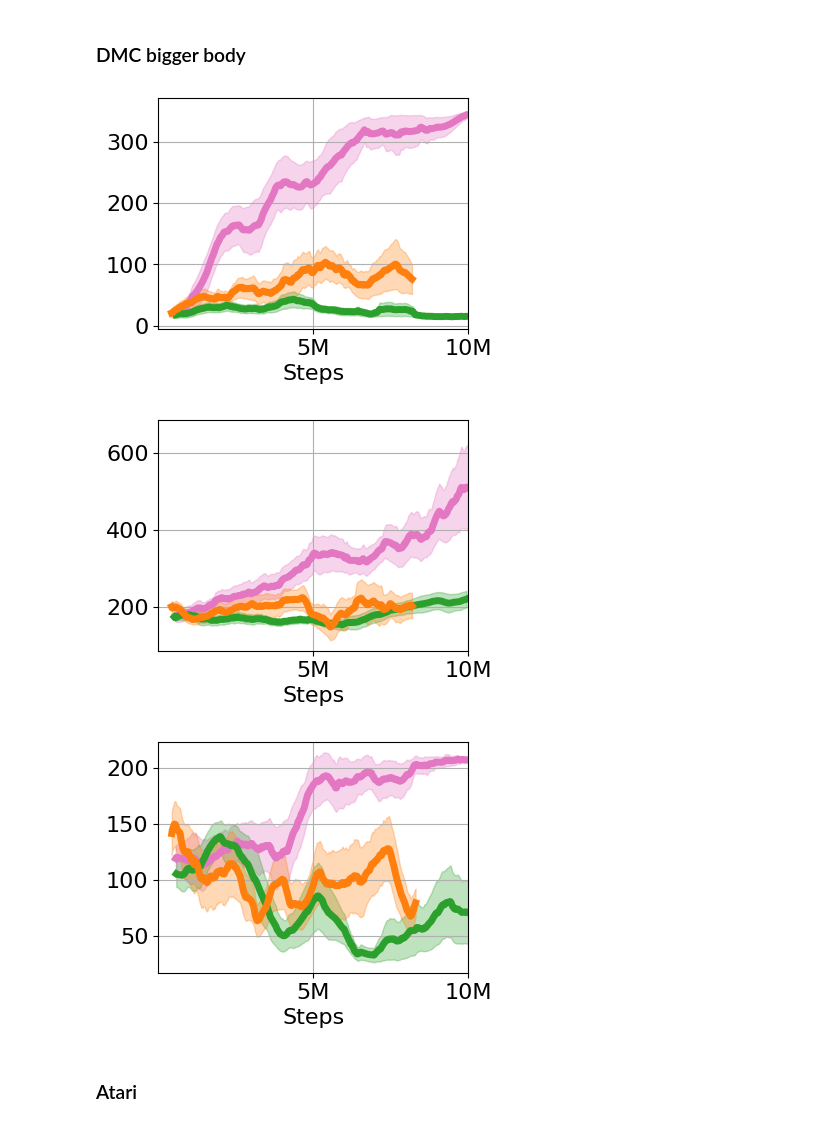
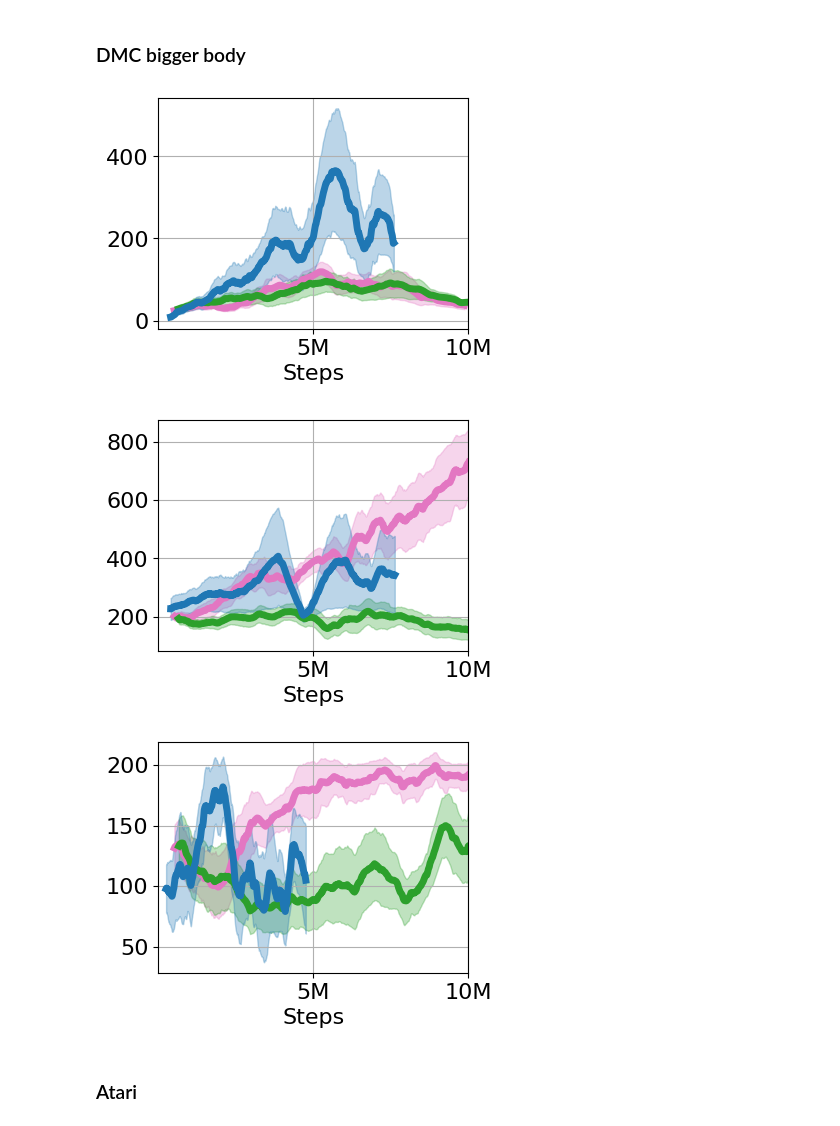
Before and after one commit to yangzhao-666/xiper, a Jupyter notebook: plot.ipynb, the cells around one changed output. Drawn from its saved outputs; the diff is of its cells as text; code cells hidden in the pictures.

```diff
--- a/plot.ipynb
+++ b/plot.ipynb
@@ -338,32 +338,32 @@ plot_agent_folders(folders, labels, window_size=50, use_ste=True, color_list=col
 # %% [markdown]
 ### DMC bigger body
 # %%
-folders = ['logdir/DMC_results_xiper_viper/dmc_cheetah_run/Xiper_ot_R/', 'logdir/DMC_results_xiper_viper/dmc_cheetah_run/Viper/', 'logdir/dmc_cheetah_run/Viper_bigger/']
+folders = ['logdir/dmc_cheetah_run/Xiper_bigger/', 'logdir/dmc_cheetah_run/Viper_bigger/', 'logdir/dmc_cheetah_run/XAIL_body/']
 labels = ['XIPER', 'VIPER', 'XAIL']
 
-color_list = ['tab:pink', 'tab:green', 'tab:orange']
+color_list = ['tab:pink', 'tab:green', 'tab:blue']
 
 plot_agent_folders(folders, labels, window_size=50, use_ste=True, color_list=color_list)
 # %% [output]
-[figure, old version]
+[figure, new version]
 # %%
-folders = ['logdir/DMC_results_xiper_viper/dmc_cartpole_balance/Xiper_ot_R/', 'logdir/DMC_results_xiper_viper/dmc_cartpole_balance/Viper/', 'logdir/dmc_cartpole_balance/Viper_bigger/']
+folders = ['logdir/dmc_cartpole_balance/Xiper_bigger/', 'logdir/dmc_cartpole_balance/Viper_bigger/', 'logdir/dmc_cartpole_balance/XAIL_body/']
 labels = ['XIPER', 'VIPER', 'XAIL']
 
-color_list = ['tab:pink', 'tab:green', 'tab:orange']
+color_list = ['tab:pink', 'tab:green', 'tab:blue']
 
 plot_agent_folders(folders, labels, window_size=50, use_ste=True, color_list=color_list)
 # %% [output]
-[figure, old version]
+[figure, new version]
 # %%
-folders = ['logdir/DMC_results_xiper_viper/dmc_cartpole_swingup/Xiper_ot_R/', 'logdir/DMC_results_xiper_viper/dmc_cartpole_swingup/Viper/', 'logdir/dmc_cartpole_swingup/Viper_bigger/']
+folders = ['logdir/dmc_cartpole_swingup/Xiper_bigger/', 'logdir/dmc_cartpole_swingup/Viper_bigger/', 'logdir/dmc_cartpole_swingup/XAIL_body/']
 labels = ['XIPER', 'VIPER', 'XAIL']
 
-color_list = ['tab:pink', 'tab:green', 'tab:orange']
+color_list = ['tab:pink', 'tab:green', 'tab:blue']
 
 plot_agent_folders(folders, labels, window_size=50, use_ste=True, color_list=color_list)
 # %% [output]
-[figure, old version]
+[figure, new version]
 # %% [markdown]
 ### Atari
 # %%
```
Also changed, not shown: parts of 6 cells of this notebook, 6 other files.
